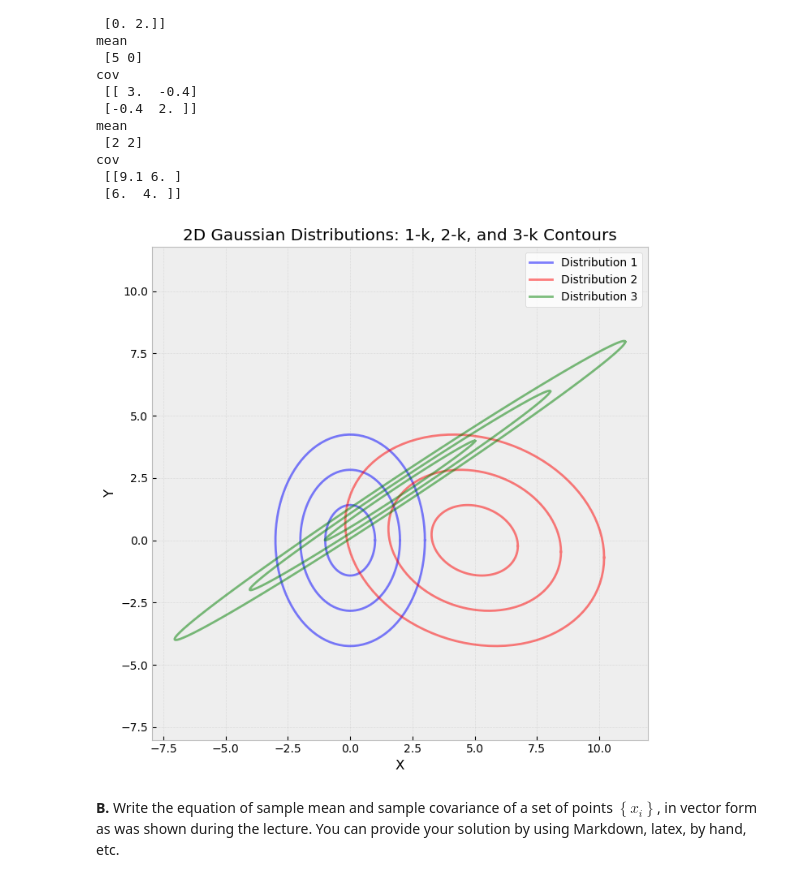
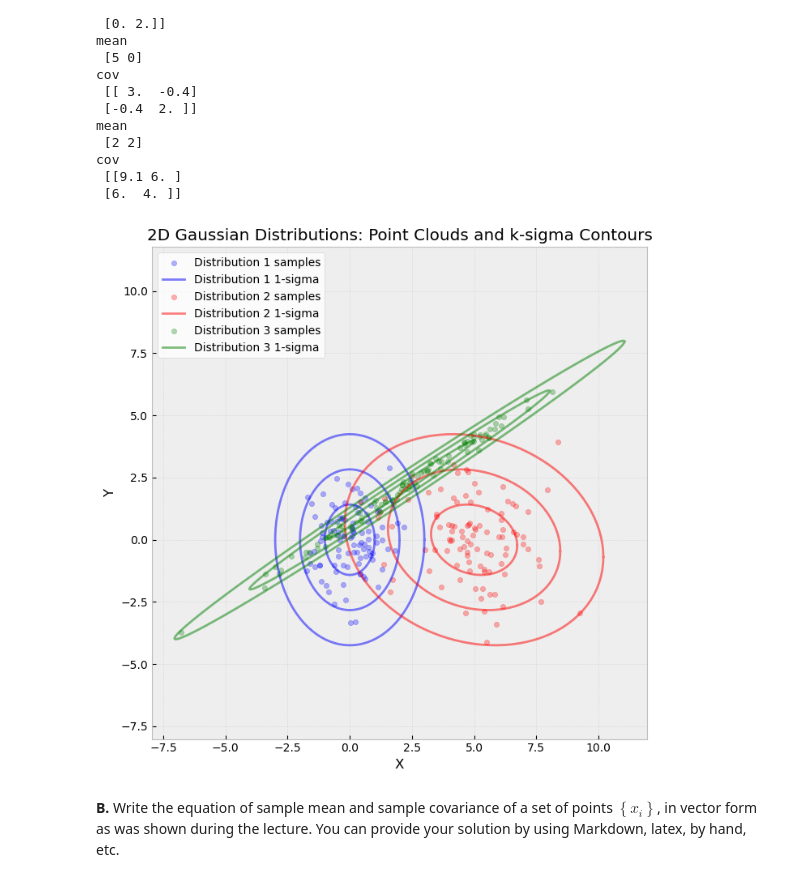
Before and after one commit to Fatyhich/sk_perception, a Jupyter notebook: PS/PS1_Fatykhich.ipynb, the cells around one changed output. Saved outputs shown, nothing was run; the diff lists cells and outputs as text; code cells hidden in the pictures.

```diff
--- a/PS/PS1_Fatykhich.ipynb
+++ b/PS/PS1_Fatykhich.ipynb
@@ -147,31 +197,42 @@ cov
 # %%
 # Create figure
 plt.figure(figsize=(7,7))
 
 # Plot contours for each distribution
 sigmas = [1, 2, 3]
 distributions = [
     (mean[:,0], cov[:,0:2], 'Distribution 1'),
     (mean[:,1], cov[:,2:4], 'Distribution 2'),
     (mean[:,2], cov[:,4:6], 'Distribution 3')
 ]
 colors = ['blue', 'red', 'green']
 
+# Generate and plot point clouds
+n_samples = 100
 for (mu, sigma, name), color in zip(distributions, colors):
+    # Generate random samples
+    original_cloud = np.random.randn(n_samples, 2)
+    A = np.linalg.cholesky(sigma)
+    cloud = (A @ original_cloud.T + mu.reshape(-1,1)).T
+
+    # Plot point cloud
+    plt.scatter(cloud[:,0], cloud[:,1], c=color, alpha=0.3, s=20, label=f'{name} samples')
+
+    # Plot contours
     for k in sigmas:
         plot2dcov(mu, sigma, k, color=color, alpha=0.5,
-                 label=f'{name}' if k==1 else None)
+                 label=f'{name} {k}-sigma' if k==1 else None)
 
 plt.grid(True, alpha=0.3)
 plt.xlabel('X')
 plt.ylabel('Y')
-plt.title('2D Gaussian Distributions: 1-k, 2-k, and 3-k Contours')
-plt.legend(facecolor='white', loc='upper right')
+plt.title('2D Gaussian Distributions: Point Clouds and k-sigma Contours')
+plt.legend(facecolor='white', loc='upper left')
 plt.axis('equal')  # set_aspect('equal')
 plt.tight_layout()
 plt.show()
 # %% [output]
-[figure, old version]
+[figure, new version]
 # %% [markdown]
 **B.**  Write the equation of sample mean and sample covariance of a set of points $ \left\{ x_i \right\} $, in vector form as was shown during the lecture. You can provide your solution by using Markdown, latex, by hand, etc.
 # %% [markdown]
```
Also changed, not shown: parts of 21 cells of this notebook.
